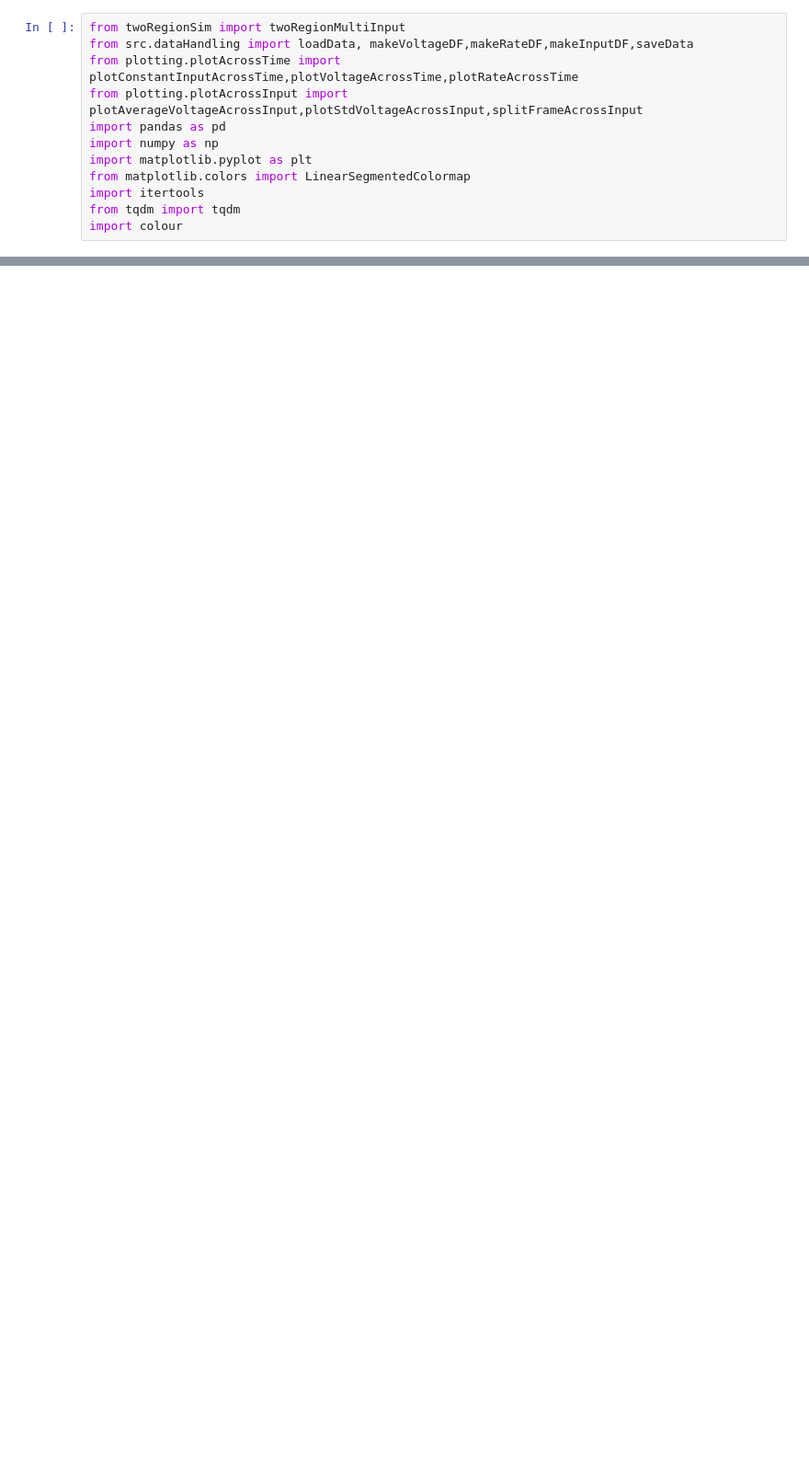
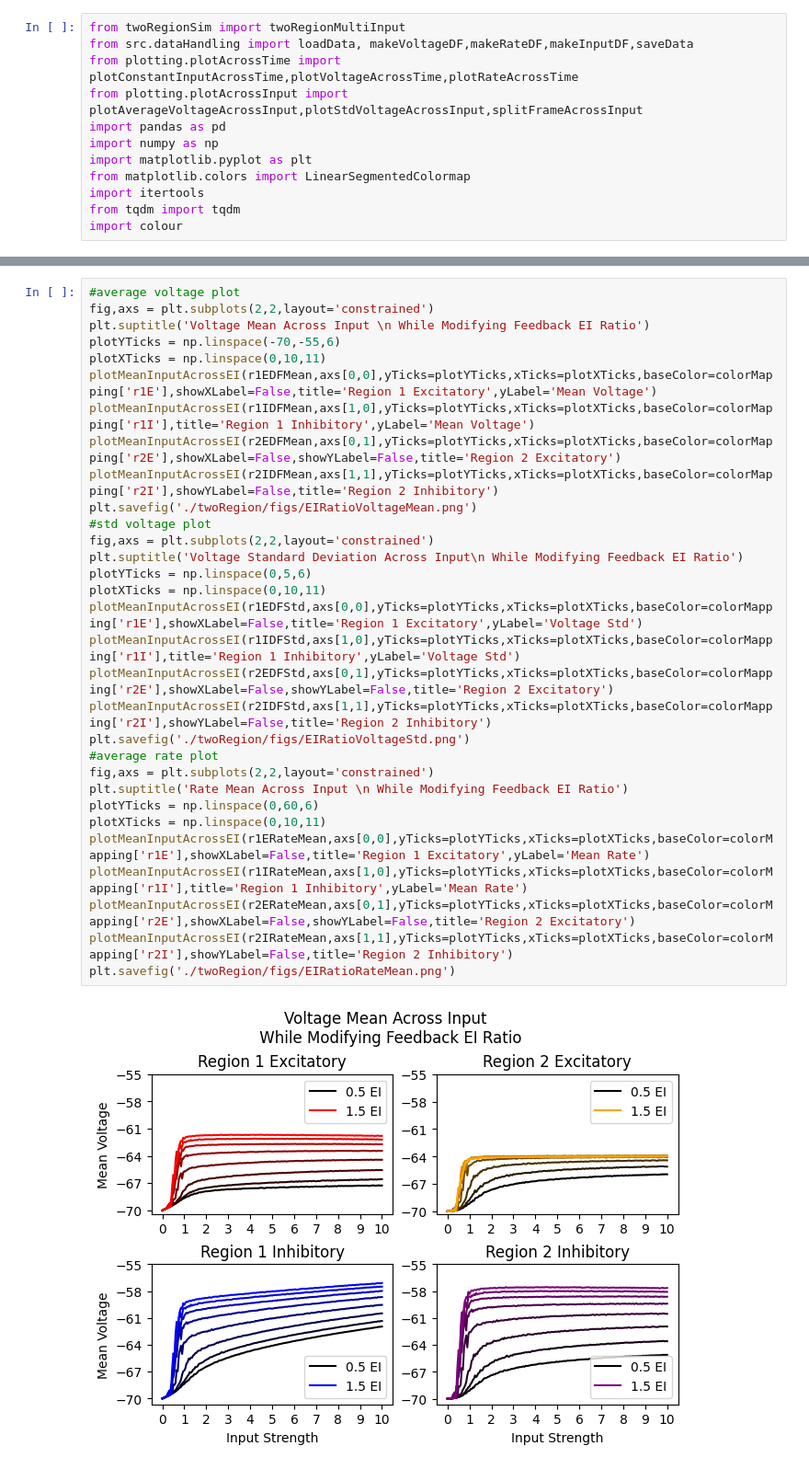
Before and after one commit to LaneLewis/multiregion-communication, a Jupyter notebook: twoRegionFeedback.ipynb, the cells around one changed output, grey strips where cells are left out. Shown at 92% size. Drawn from its saved outputs; the diff is of its cells as text; blank space fills up the shorter version.

```diff
--- a/twoRegionFeedback.ipynb
+++ b/twoRegionFeedback.ipynb
@@ -155,0 +186,33 @@ plt.savefig('./twoRegion/figs/EIRatioVoltageStd.png')
+# %%
+#average voltage plot
+fig,axs = plt.subplots(2,2,layout='constrained')
+plt.suptitle('Voltage Mean Across Input \n While Modifying Feedback EI Ratio')
+plotYTicks = np.linspace(-70,-55,6)
+plotXTicks = np.linspace(0,10,11)
+plotMeanInputAcrossEI(r1EDFMean,axs[0,0],yTicks=plotYTicks,xTicks=plotXTicks,baseColor=colorMapping['r1E'],showXLabel=False,title='Region 1 Excitatory',yLabel='Mean Voltage')
+plotMeanInputAcrossEI(r1IDFMean,axs[1,0],yTicks=plotYTicks,xTicks=plotXTicks,baseColor=colorMapping['r1I'],title='Region 1 Inhibitory',yLabel='Mean Voltage')
+plotMeanInputAcrossEI(r2EDFMean,axs[0,1],yTicks=plotYTicks,xTicks=plotXTicks,baseColor=colorMapping['r2E'],showXLabel=False,showYLabel=False,title='Region 2 Excitatory')
+plotMeanInputAcrossEI(r2IDFMean,axs[1,1],yTicks=plotYTicks,xTicks=plotXTicks,baseColor=colorMapping['r2I'],showYLabel=False,title='Region 2 Inhibitory')
+plt.savefig('./twoRegion/figs/EIRatioVoltageMean.png')
+#std voltage plot
+fig,axs = plt.subplots(2,2,layout='constrained')
+plt.suptitle('Voltage Standard Deviation Across Input\n While Modifying Feedback EI Ratio')
+plotYTicks = np.linspace(0,5,6)
+plotXTicks = np.linspace(0,10,11)
+plotMeanInputAcrossEI(r1EDFStd,axs[0,0],yTicks=plotYTicks,xTicks=plotXTicks,baseColor=colorMapping['r1E'],showXLabel=False,title='Region 1 Excitatory',yLabel='Voltage Std')
+plotMeanInputAcrossEI(r1IDFStd,axs[1,0],yTicks=plotYTicks,xTicks=plotXTicks,baseColor=colorMapping['r1I'],title='Region 1 Inhibitory',yLabel='Voltage Std')
+plotMeanInputAcrossEI(r2EDFStd,axs[0,1],yTicks=plotYTicks,xTicks=plotXTicks,baseColor=colorMapping['r2E'],showXLabel=False,showYLabel=False,title='Region 2 Excitatory')
+plotMeanInputAcrossEI(r2IDFStd,axs[1,1],yTicks=plotYTicks,xTicks=plotXTicks,baseColor=colorMapping['r2I'],showYLabel=False,title='Region 2 Inhibitory')
+plt.savefig('./twoRegion/figs/EIRatioVoltageStd.png')
+#average rate plot
+fig,axs = plt.subplots(2,2,layout='constrained')
+plt.suptitle('Rate Mean Across Input \n While Modifying Feedback EI Ratio')
+plotYTicks = np.linspace(0,60,6)
+plotXTicks = np.linspace(0,10,11)
+plotMeanInputAcrossEI(r1ERateMean,axs[0,0],yTicks=plotYTicks,xTicks=plotXTicks,baseColor=colorMapping['r1E'],showXLabel=False,title='Region 1 Excitatory',yLabel='Mean Rate')
+plotMeanInputAcrossEI(r1IRateMean,axs[1,0],yTicks=plotYTicks,xTicks=plotXTicks,baseColor=colorMapping['r1I'],title='Region 1 Inhibitory',yLabel='Mean Rate')
+plotMeanInputAcrossEI(r2ERateMean,axs[0,1],yTicks=plotYTicks,xTicks=plotXTicks,baseColor=colorMapping['r2E'],showXLabel=False,showYLabel=False,title='Region 2 Excitatory')
+plotMeanInputAcrossEI(r2IRateMean,axs[1,1],yTicks=plotYTicks,xTicks=plotXTicks,baseColor=colorMapping['r2I'],showYLabel=False,title='Region 2 Inhibitory')
+plt.savefig('./twoRegion/figs/EIRatioRateMean.png')
+# %% [output]
+[figure, added]
```
Also changed, not shown: parts of 9 cells of this notebook, 14 other files.
